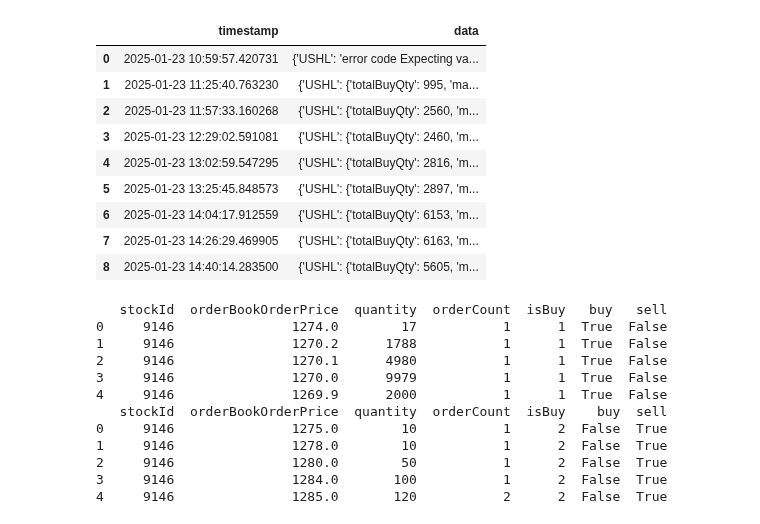
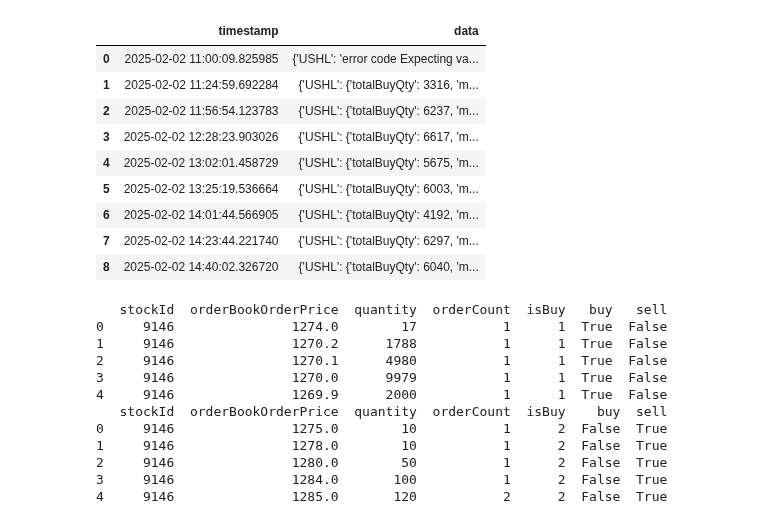
Before and after one commit to madhuko/nepse_depth, a Jupyter notebook: analytics.ipynb, the cells around one changed output. Drawn from its saved outputs; the diff is of its cells as text; code cells hidden in the pictures.

```diff
--- a/analytics.ipynb
+++ b/analytics.ipynb
@@ -9,20 +9,20 @@ import glob
 nepse = AsyncNepse()
 nepse.setTLSVerification(False)  # Temporary, until NEPSE sorts its SSL certificate problem
 # %%
-df=pd.read_json(r'files\2025\2025-01-23.json')
+df=pd.read_json(r'files\2025\2025-02-02.json')
 # df['id']=df['marketDepth'][0].get('buyMarketDepthList')[0].get('stockId')
 df
 # %% [output]
 |  | timestamp | data |
-| 0 | 2025-01-23 10:59:57.420731 | {'USHL': 'error code Expecting va... |
-| 1 | 2025-01-23 11:25:40.763230 | {'USHL': {'totalBuyQty': 995, 'ma... |
-| 2 | 2025-01-23 11:57:33.160268 | {'USHL': {'totalBuyQty': 2560, 'm... |
-| 3 | 2025-01-23 12:29:02.591081 | {'USHL': {'totalBuyQty': 2460, 'm... |
-| 4 | 2025-01-23 13:02:59.547295 | {'USHL': {'totalBuyQty': 2816, 'm... |
-| 5 | 2025-01-23 13:25:45.848573 | {'USHL': {'totalBuyQty': 2897, 'm... |
-| 6 | 2025-01-23 14:04:17.912559 | {'USHL': {'totalBuyQty': 6153, 'm... |
-| 7 | 2025-01-23 14:26:29.469905 | {'USHL': {'totalBuyQty': 6163, 'm... |
-| 8 | 2025-01-23 14:40:14.283500 | {'USHL': {'totalBuyQty': 5605, 'm... |
+| 0 | 2025-02-02 11:00:09.825985 | {'USHL': 'error code Expecting va... |
+| 1 | 2025-02-02 11:24:59.692284 | {'USHL': {'totalBuyQty': 3316, 'm... |
+| 2 | 2025-02-02 11:56:54.123783 | {'USHL': {'totalBuyQty': 6237, 'm... |
+| 3 | 2025-02-02 12:28:23.903026 | {'USHL': {'totalBuyQty': 6617, 'm... |
+| 4 | 2025-02-02 13:02:01.458729 | {'USHL': {'totalBuyQty': 5675, 'm... |
+| 5 | 2025-02-02 13:25:19.536664 | {'USHL': {'totalBuyQty': 6003, 'm... |
+| 6 | 2025-02-02 14:01:44.566905 | {'USHL': {'totalBuyQty': 4192, 'm... |
+| 7 | 2025-02-02 14:23:44.221740 | {'USHL': {'totalBuyQty': 6297, 'm... |
+| 8 | 2025-02-02 14:40:02.326720 | {'USHL': {'totalBuyQty': 6040, 'm... |
 # %%
 df_combined = pd.DataFrame()
 for i in df.index:
```
Also changed, not shown: parts of 1 cell of this notebook.
